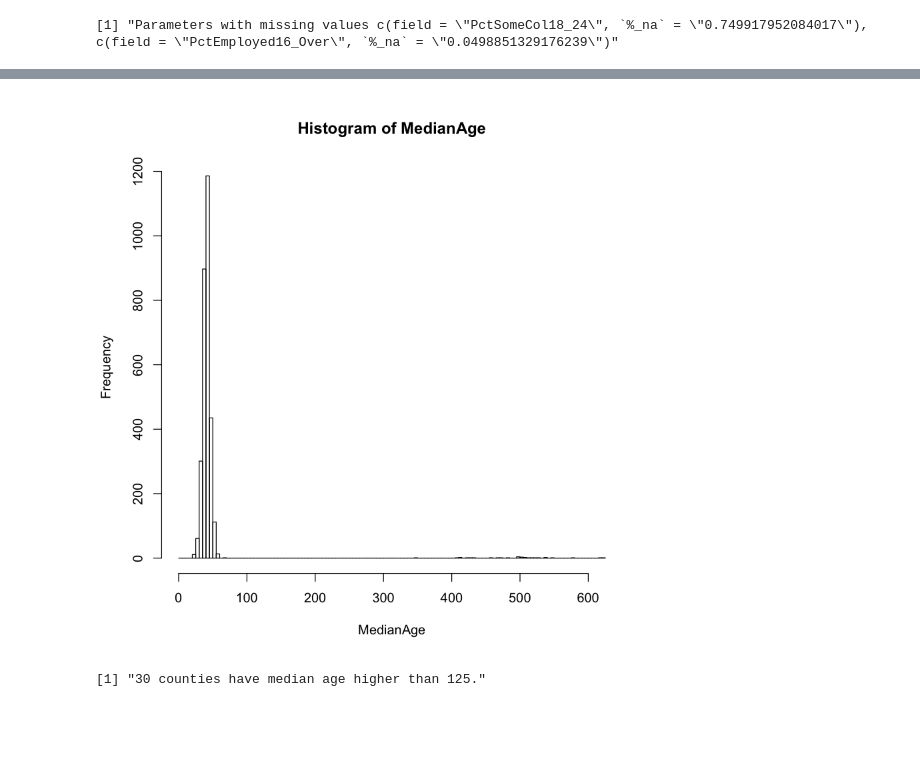
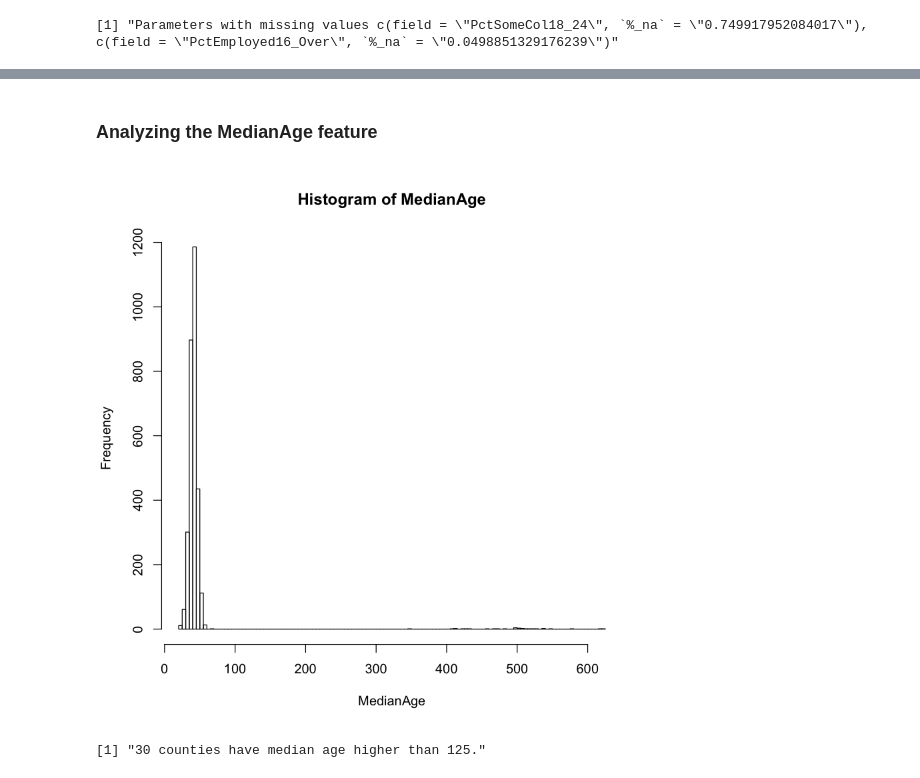
Before and after one commit to dr-patel-an/exploratory_analysis, a Jupyter notebook: Project1_w203_Ankitkumar_Patel.ipynb, the cells around one changed output, grey strips where cells are left out. Saved outputs shown, nothing was run; the diff lists cells and outputs as text; code cells hidden in the pictures; blank space fills up the shorter version.

```diff
--- a/Project1_w203_Ankitkumar_Patel.ipynb
+++ b/Project1_w203_Ankitkumar_Patel.ipynb
@@ -75,0 +89,6 @@ An unusual spike is observed in the range of (1800, 1900) within the long tail o
+# %%
+# Cleaning data by removing  identical value of avgAnnCount and higher value than popEst2015 before the bivariate analysis.
+# TODO: The following apporach is very crude, and it can be replaced by a sophisticated code.
+cancer$avgAnnCount <- replace(cancer$avgAnnCount, cancer$avgAnnCount > 1962 & cancer$avgAnnCount < 1963, NA)
+cancer$avgAnnCount <- replace(cancer$avgAnnCount, cancer$avgAnnCount > cancer$popEst2015, NA)
+hist(cancer$avgAnnCount, breaks=200, main="Histogram of avgAnnCount after correcting the data", xlab="avgAnnCount", ylab='Frequency')
@@ -75,0 +99,4 @@ An unusual spike is observed in the range of (1800, 1900) within the long tail o
+# %%
+avgAnnCount_trans <- log(cancer$avgAnnCount)
+hist(avgAnnCount_trans, breaks=200, main="Histogram of avgAnnCount after correcting the data", xlab="avgAnnCount", ylab='Frequency')
+cancer$avgAnnCount <- avgAnnCount_trans
@@ -76,7 +105,9 @@ An unusual spike is observed in the range of (1800, 1900) within the long tail o
+# %% [markdown]
+### Analyzing the MedianAge feature
 # %%
-hist(cancer$MedianAge, breaks=seq(0, 625, by=5), main="Histogram of MedianAge", xlab="MedianAge", ylab='Frequency')
+hist(cancer$MedianAge, breaks=100, main="Histogram of MedianAge", xlab="MedianAge", ylab='Frequency')
 # %% [output]
-[figure, old version]
+[figure, new version]
 # %%
 paste(length(filter(cancer, MedianAge > 125)[['Geography']]), "counties have median age higher than 125.")
 # %% [output]
```
Also changed, not shown: parts of 47 cells of this notebook.
